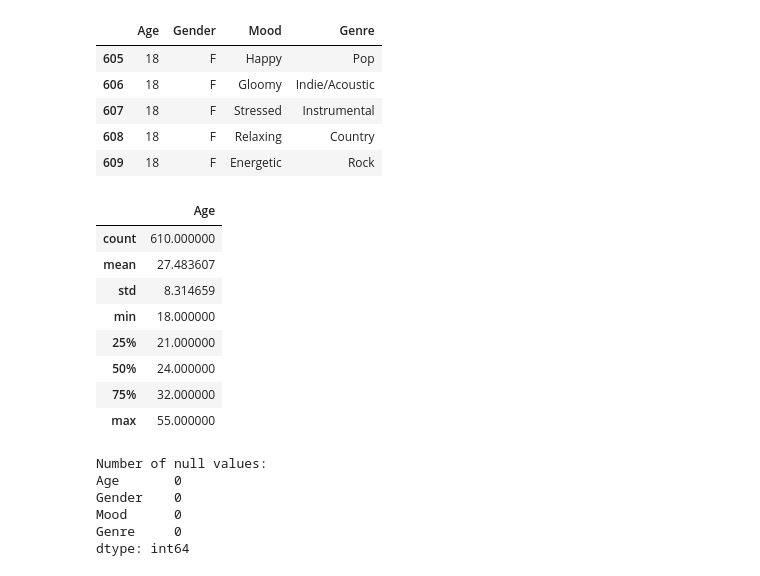
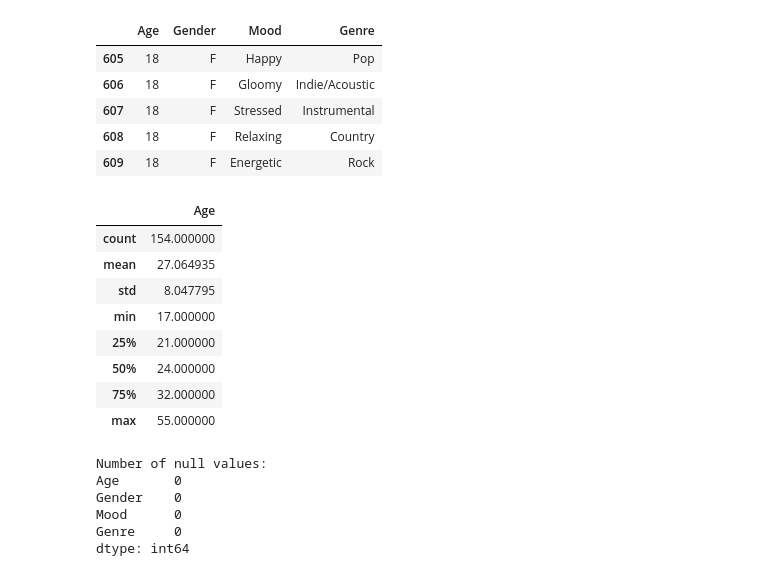
Before and after one commit to NAyeshaKhan/Music_Recommendation_App, a Jupyter notebook: MusicApp/Test Music AI.ipynb, the cells around one changed output. Saved outputs shown, nothing was run; the diff lists cells and outputs as text; code cells hidden in the pictures.

```diff
--- a/MusicApp/Test Music AI.ipynb
+++ b/MusicApp/Test Music AI.ipynb
@@ -16,6 +16,7 @@ from sklearn.preprocessing import StandardScaler
 import joblib
 
 df=pd.read_csv('MRec.csv')
+data=pd.read_csv('MRec2.csv')
 df.head()
 # %% [output]
 |  | Age | Gender | Mood | Genre |
@@ -35,13 +36,13 @@ df.tail()
 | 609 | 18 | F | Energetic | Rock |
 # %%
 #Mean, std, and quartiles of dataset
-df.describe()
+data.describe()
 # %% [output]
 |  | Age |
-| count | 610.000000 |
-| mean | 27.483607 |
-| std | 8.314659 |
-| min | 18.000000 |
+| count | 154.000000 |
+| mean | 27.064935 |
+| std | 8.047795 |
+| min | 17.000000 |
 | 25% | 21.000000 |
 | 50% | 24.000000 |
 | 75% | 32.000000 |
```
Also changed, not shown: parts of 13 cells of this notebook, 3 other files.
